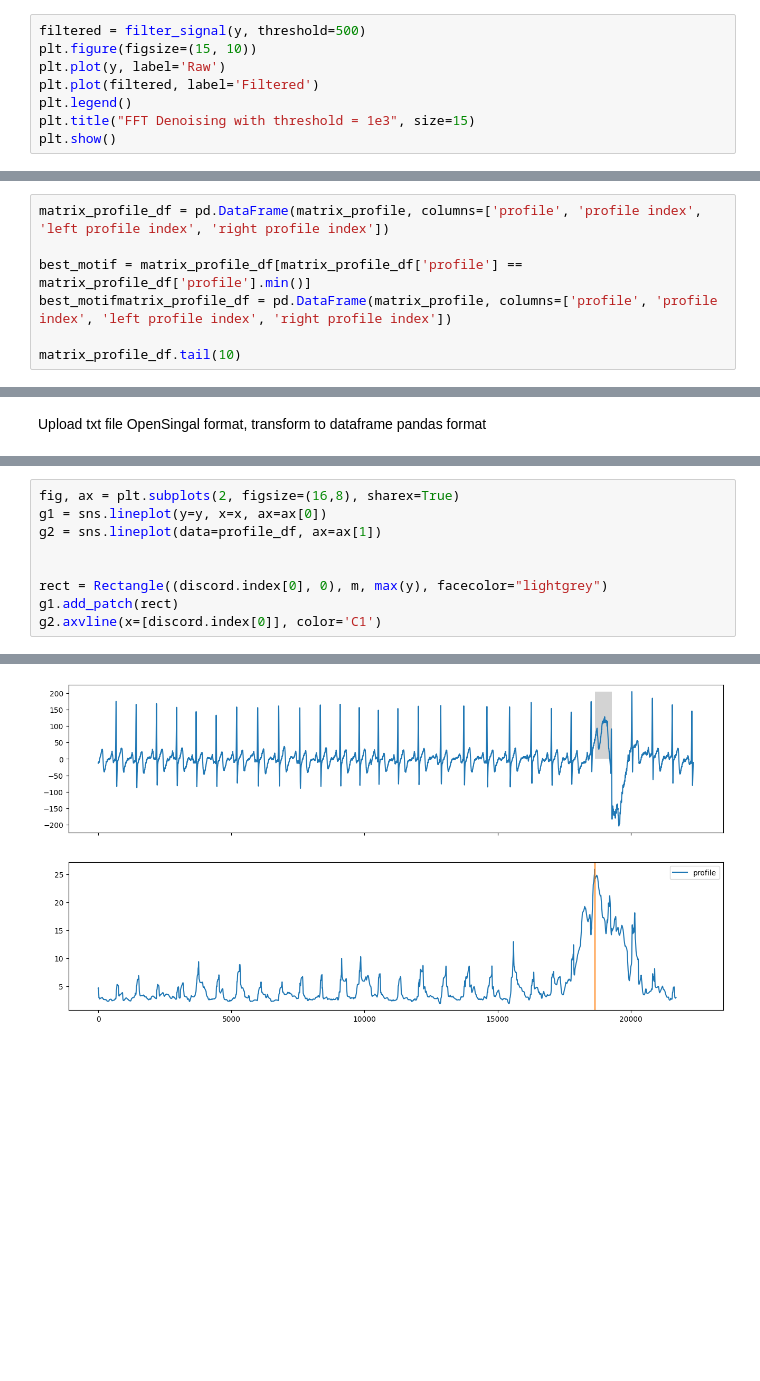
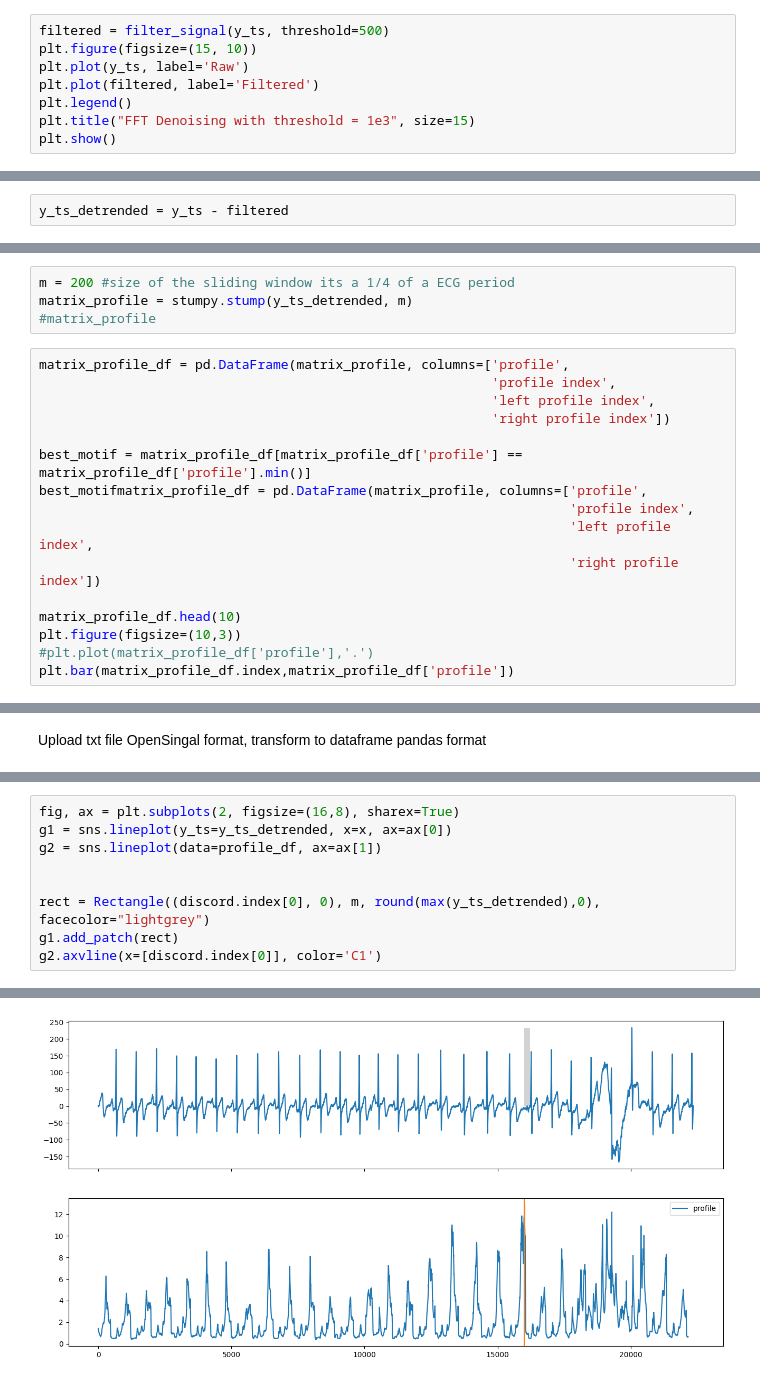
Before and after one commit to TAUforPython/ts-forecasting-ensemble, a Jupyter notebook: timeseries stumpy.ipynb, the cells around one changed output, grey strips where cells are left out. Drawn from its saved outputs; the diff is of its cells as text; blank space fills up the shorter version.

```diff
--- a/timeseries stumpy.ipynb
+++ b/timeseries stumpy.ipynb
@@ -89,9 +98,9 @@ def filter_signal(signal, threshold=1e8):
     fourier[frequencies > threshold] = 0
     return irfft(fourier)
 # %%
-filtered = filter_signal(y, threshold=500)
+filtered = filter_signal(y_ts, threshold=500)
 plt.figure(figsize=(15, 10))
-plt.plot(y, label='Raw')
+plt.plot(y_ts, label='Raw')
 plt.plot(filtered, label='Filtered')
 plt.legend()
 plt.title("FFT Denoising with threshold = 1e3", size=15)
@@ -137 +144,3 @@ y_new = y - filtered
+# %%
+y_ts_detrended = y_ts - filtered
 # %%
@@ -154,8 +163,21 @@ mparray([[4.624162824323349, 8412, -1, 8412],
+# %%
+m = 200 #size of the sliding window its a 1/4 of a ECG period
+matrix_profile = stumpy.stump(y_ts_detrended, m)
+#matrix_profile
 # %%
-matrix_profile_df = pd.DataFrame(matrix_profile, columns=['profile', 'profile index', 'left profile index', 'right profile index'])
+matrix_profile_df = pd.DataFrame(matrix_profile, columns=['profile',
+                                                          'profile index',
+                                                          'left profile index',
+                                                          'right profile index'])
 
 best_motif = matrix_profile_df[matrix_profile_df['profile'] == matrix_profile_df['profile'].min()]
-best_motifmatrix_profile_df = pd.DataFrame(matrix_profile, columns=['profile', 'profile index', 'left profile index', 'right profile index'])
+best_motifmatrix_profile_df = pd.DataFrame(matrix_profile, columns=['profile',
+                                                                    'profile index',
+                                                                    'left profile index',
+                                                                    'right profile index'])
 
-matrix_profile_df.tail(10)
+matrix_profile_df.head(10)
+plt.figure(figsize=(10,3))
+#plt.plot(matrix_profile_df['profile'],'.')
+plt.bar(matrix_profile_df.index,matrix_profile_df['profile'])
 # %% [output]
@@ -213,12 +249,12 @@ discord
 # %%
 fig, ax = plt.subplots(2, figsize=(16,8), sharex=True)
-g1 = sns.lineplot(y=y, x=x, ax=ax[0])
+g1 = sns.lineplot(y_ts=y_ts_detrended, x=x, ax=ax[0])
 g2 = sns.lineplot(data=profile_df, ax=ax[1])
 
 
-rect = Rectangle((discord.index[0], 0), m, max(y), facecolor="lightgrey")
+rect = Rectangle((discord.index[0], 0), m, round(max(y_ts_detrended),0), facecolor="lightgrey")
 g1.add_patch(rect)
 g2.axvline(x=[discord.index[0]], color='C1')
 # %% [output]
 <matplotlib.lines.Line2D at 0x...>
-[figure, old version]
+[figure, new version]
```
Also changed, not shown: parts of 31 cells of this notebook.
